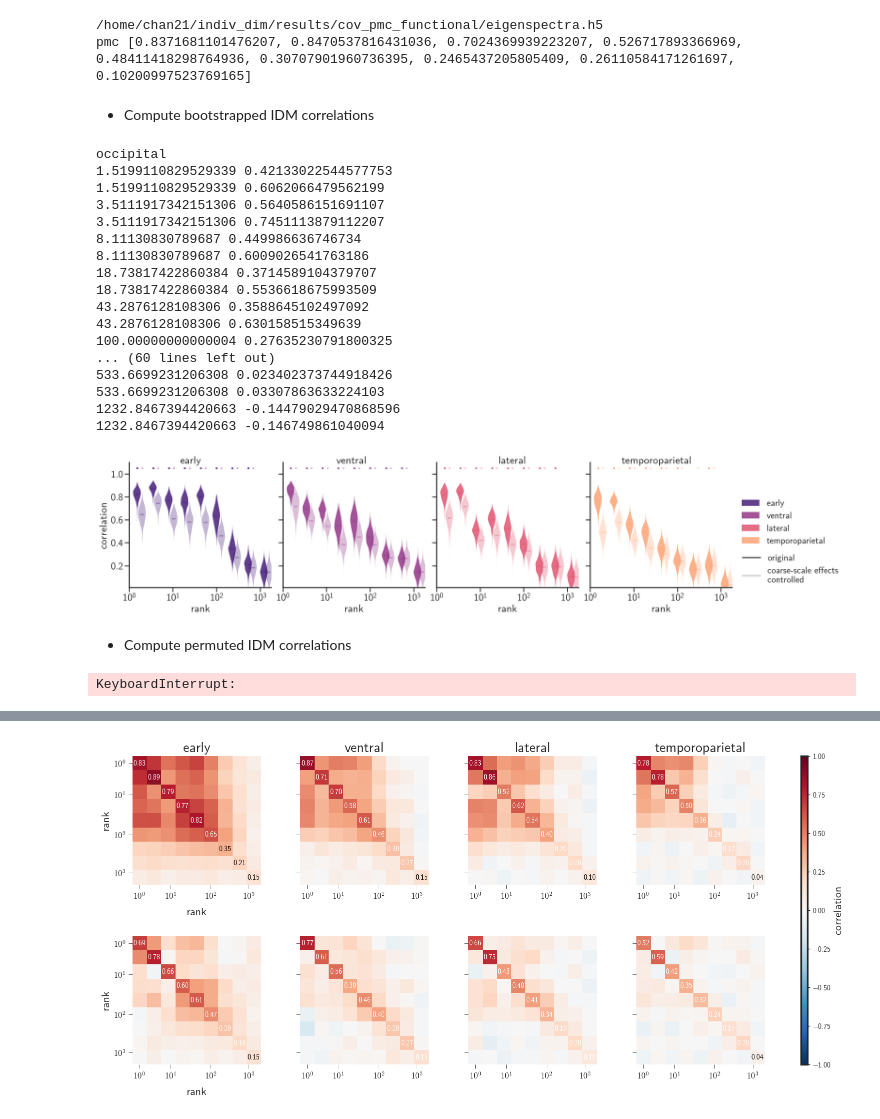
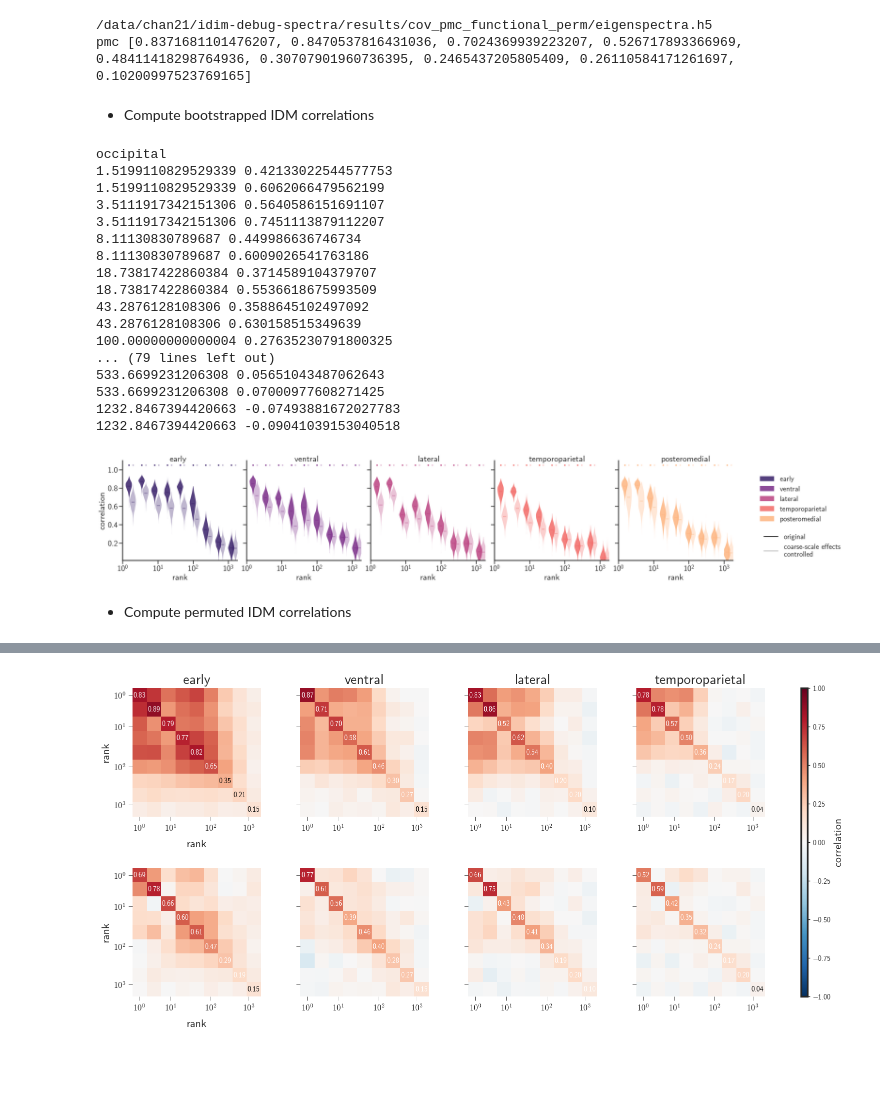
Before and after one commit to kelseyhan-jhu/indiv_dim, a Jupyter notebook: notebooks/idm_binning-fully-partial_bootstrap90-diff.ipynb, the cells around one changed output, grey strips where cells are left out. Drawn from its saved outputs; the diff is of its cells as text; code cells hidden in the pictures; blank space fills up the shorter version.

```diff
--- a/notebooks/idm_binning-fully-partial_bootstrap90-diff.ipynb
+++ b/notebooks/idm_binning-fully-partial_bootstrap90-diff.ipynb
@@ -80,7 +80,7 @@ def triu_to_matrix(flat_vals, n):
     np.fill_diagonal(matrix, 1.0)
     return matrix
 # %%
-rois = ['pmc'] #['occipital', 'ventral', 'temporal', 'semantic', 'pmc']
+rois = ['occipital', 'ventral', 'temporal', 'semantic', 'pmc']
 # rois_names = {'occipital': 'OccC',
 #               'ventral': 'VTC',
 #               'temporal': 'LTC',
@@ -140,10 +140,7 @@ def compute_idm_fp(args, movie=None):
     assert config.roi_names[0] == args.roi
     assert config.metric == args.metric
 
-    if args.roi == "pmc":
-        config.data_path = Path("/home/chan21/indiv_dim/results/") / f"cov_{roi}_functional" / "eigenspectra.h5"
-    else:
-        config.data_path = ANALYSIS_DIR / "eigenspectra.h5"
+    config.data_path = ANALYSIS_DIR / "eigenspectra.h5"
     cache_dir = HOME_DIR / "data" / "cache" / f"idm_{args.roi}_{args.metric}"
     if not cache_dir.exists():
         cache_dir.mkdir(parents=True)
@@ -223,6 +220,7 @@ def compute_idm_fp(args, movie=None):
         return analysis, even_idm, odd_idm, even_anat, odd_anat, motion_matrices, unique_bins
     else:
         return analysis, even_idm, odd_idm, even_anat, odd_anat, unique_bins
+
 
 for roi in rois:
     args = argparse.Namespace(
@@ -315,7 +313,7 @@ for roi in rois:
                 diagonals[i, j] = np.corrcoef(residual1_tri, residual2[j])[0, 1]
         roi_split_corrs[roi] = diagonals
 # %% [output]
-/home/chan21/indiv_dim/results/cov_pmc_functional/eigenspectra.h5
+/data/chan21/idim-debug-spectra/results/cov_pmc_functional_perm/eigenspectra.h5
 pmc [0.8371681101476207, 0.8470537816431036, 0.7024369939223207, 0.526717893366969, 0.48411418298764936, 0.30707901960736395, 0.2465437205805409, 0.26110584171261697, 0.10200997523769165]
 # %% [markdown]
 - Compute bootstrapped IDM correlations
@@ -328,10 +326,7 @@ def bootstrap_idm_series(analysis, args, n_bootstraps=1000):
     assert config.roi_names[0] == args.roi
     assert config.metric == args.metric
 
-    if args.roi == "pmc":
-        config.data_path = Path("/home/chan21/indiv_dim/results/") / f"cov_{roi}_functional" / "eigenspectra.h5"
-    else:
-        config.data_path = ANALYSIS_DIR / "eigenspectra.h5"
+    config.data_path = ANALYSIS_DIR / "eigenspectra.h5"
     cache_dir = HOME_DIR / "data" / "cache" / f"idm_{args.roi}_{args.metric}"
     if not cache_dir.exists():
         cache_dir.mkdir(parents=True)
@@ -567,10 +562,9 @@ def bootstrap_idm_series(analysis, args, n_bootstraps=1000):
     return bootstrapped_correlations
 
 
-
 for roi in rois:
     args = argparse.Namespace(
-        dir=f"cov_{roi}_functional",#f"cov_{roi}_functional_perm",
+        dir=f"cov_{roi}_functional_perm",#f"cov_{roi}_functional_perm",
         roi=f"{roi}",
         metric="cov",
         motion=True,
@@ -625,11 +619,11 @@ occipital
 43.2876128108306 0.3588645102497092
 43.2876128108306 0.630158515349639
 100.00000000000004 0.27635230791800325
-... (60 lines left out)
-533.6699231206308 0.023402373744918426
-533.6699231206308 0.03307863633224103
-1232.8467394420663 -0.14479029470868596
-1232.8467394420663 -0.146749861040094
+... (79 lines left out)
+533.6699231206308 0.05651043487062643
+533.6699231206308 0.07000977608271425
+1232.8467394420663 -0.07493881672027783
+1232.8467394420663 -0.09041039153040518
 # %%
 from matplotlib.path import Path
 from matplotlib.patches import PathPatch
@@ -637,7 +631,7 @@ from matplotlib.lines import Line2D
 from matplotlib.patches import Rectangle
 
 alpha = 0.05
-figure, axes = plt.subplots(1, 4, figsize=(20, 5))
+figure, axes = plt.subplots(1, 5, figsize=(25, 5))
 plt.rcParams.update({
     'savefig.bbox': 'tight',
     'savefig.pad_inches': 0.1,
@@ -700,42 +694,43 @@ for n_roi, roi in enumerate(rois):
 
     # Set scales and limits
     axes[n_roi].set_xscale('log')
     axes[n_roi].set_xlabel('rank')
     axes[n_roi].set_xlim(1, 1800)
     axes[n_roi].set_ylim(10e-3, 1.10)
     axes[n_roi].tick_params(axis='both', which='major', length=10, width=2)
 
     # Set labels and ticks
     if n_roi == 0:
         axes[n_roi].set_ylabel("correlation")
     else:
         axes[n_roi].set_yticklabels([])
         axes[n_roi].set_yticks([0.2, 0.4, 0.6, 0.8, 1.0])
 
 # Add legend (original - solid, coarse-scale effects controlled - transparent) on the right side
 legend_elements = [Line2D([0], [0], color='black', lw=2, label='original'),
                    Line2D([0], [0], color='black', lw=2, alpha=0.3, label='coarse-scale effects \ncontrolled')]
 figure.legend(handles=legend_elements, loc='upper right', bbox_to_anchor=(1.175, 0.45), fontsize=20)
 # Add ROI legend
 roi_patches = [Rectangle((0,0), 1, 1, color=idm_roi_colors[i], alpha=0.8)
                   for i in range(len(rois))]
-figure.legend(roi_patches, ['early', 'ventral', 'lateral', 'temporoparietal'],
-            bbox_to_anchor=(1.15, 0.79),
+figure.legend(roi_patches, ['early', 'ventral', 'lateral', 'temporoparietal', 'posteromedial'],
+            bbox_to_anchor=(1.15, 0.9),
             loc='upper right',
             frameon=False,
             fontsize=20)
 
 # Add titles and labels
 #figure.text(0.5, 0, 'rank', ha='center', fontsize=24)
-figure.text(0.15, 0.95, 'early', ha='center', va='bottom', fontsize=24)
-figure.text(0.4, 0.95, 'ventral', ha='center', va='bottom', fontsize=24)
-figure.text(0.65, 0.95, 'lateral', ha='center', va='bottom', fontsize=24)
-figure.text(0.875, 0.95, 'temporoparietal', ha='center', va='bottom', fontsize=24)
+figure.text(0.13, 0.95, 'early', ha='center', va='bottom', fontsize=24)
+figure.text(0.33, 0.95, 'ventral', ha='center', va='bottom', fontsize=24)
+figure.text(0.52, 0.95, 'lateral', ha='center', va='bottom', fontsize=24)
+figure.text(0.72, 0.95, 'temporoparietal', ha='center', va='bottom', fontsize=24)
+figure.text(0.92, 0.95, 'posteromedial', ha='center', va='bottom', fontsize=24)
 
-plt.show()
-#plt.savefig('figure2_violin.svg', format='svg', dpi=300, transparent=True)
+#plt.show()
+plt.savefig('figure2_violin_perm.svg', format='svg', dpi=300, transparent=True)
 # %% [output]
-[figure, old version]
+[figure, new version]
 # %% [markdown]
 - Compute permuted IDM correlations
 # %%
@@ -802,8 +797,11 @@ def permute_idm_series(args, n_permutations=1000):
                                 except:
                                     spectrum = h5f[f"data/{j_subject}_{i_subject}_{movie}"]["observed"][:min_length]
                                 for n_bin, bin_id in enumerate(unique_bins):
-                                    all_spectra[i, j, n_bin] = spectrum[bin_assignments == bin_id].mean()
-                                    all_spectra[j, i, n_bin] = all_spectra[i, j, n_bin]
+                                    try:
+                                        all_spectra[i, j, n_bin] = spectrum[bin_assignments == bin_id].mean()
+                                        all_spectra[j, i, n_bin] = all_spectra[i, j, n_bin]
+                                    except Exception as e:
+                                        continue
                     permuted_series[movie].append(np.moveaxis(all_spectra, -1, 0))
         with open(file, "wb") as f:
             pickle.dump(permuted_series, f)
@@ -885,8 +883,6 @@ for roi in rois:
             roi_perm_split_corrs_isc[roi].append(diagonals)
         else:
             roi_perm_split_corrs[roi].append(diagonals)
-# %% [output]
-KeyboardInterrupt:
 # %%
 # # t-test for observed correlation (binned null)
 
```
Also changed, not shown: parts of 1 cell of this notebook, 3 other files.
